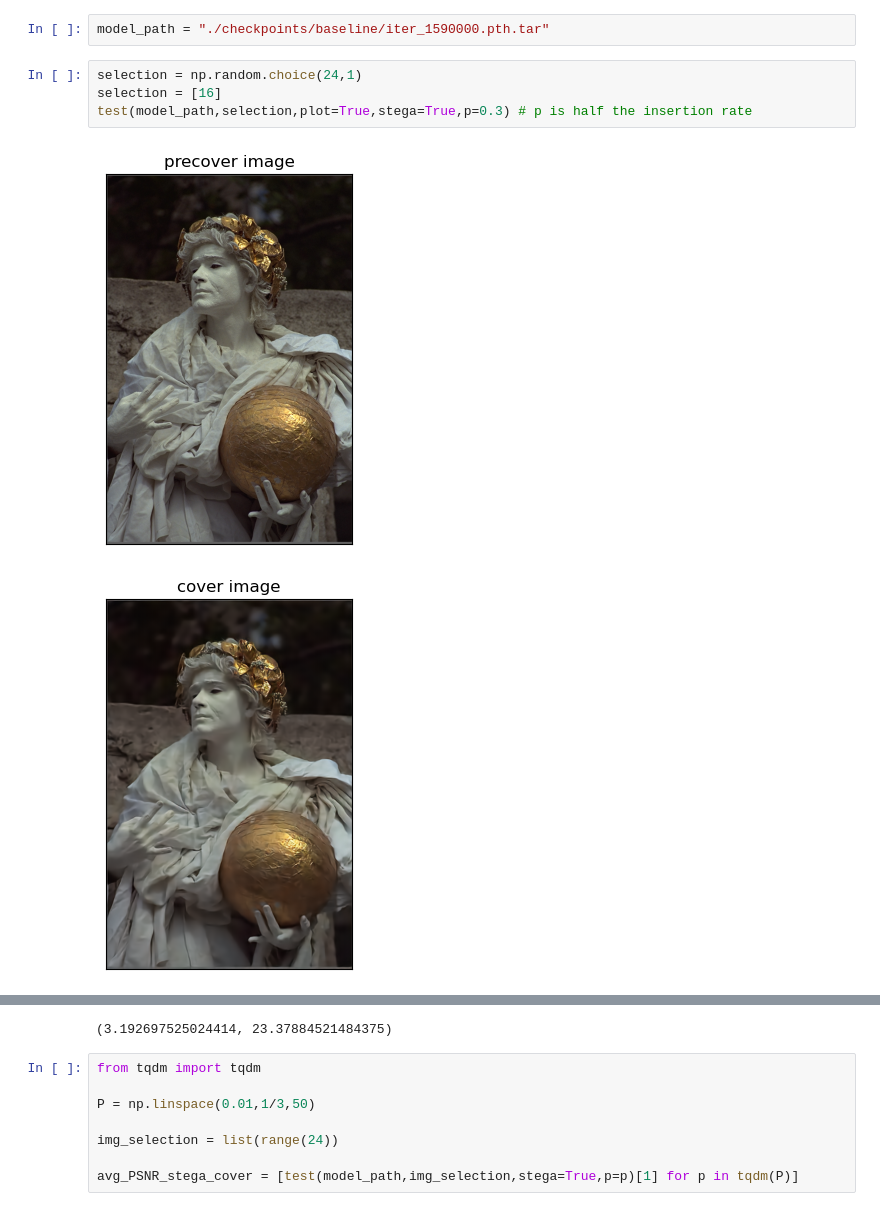
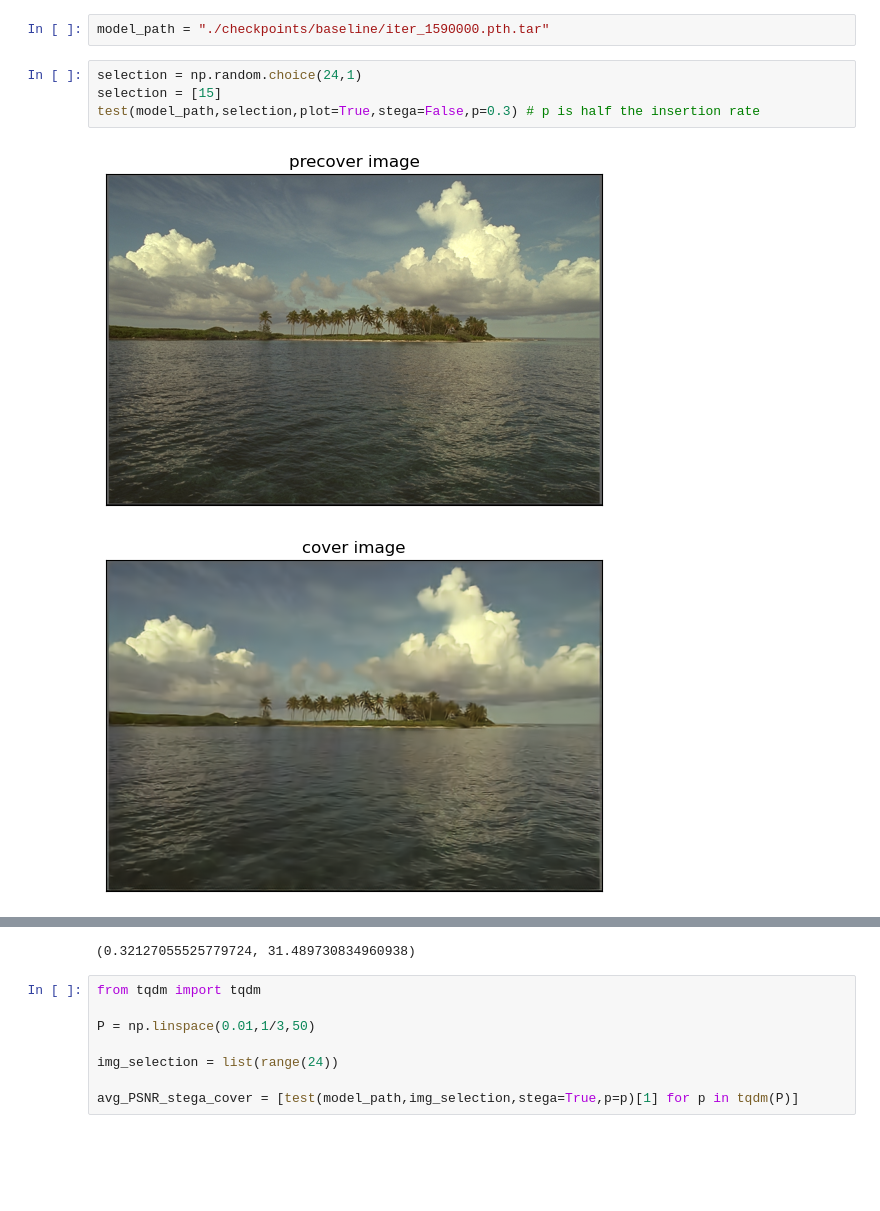
Before and after one commit to LucasSLD/steganography, a Jupyter notebook: iclr_17_compression/demo.ipynb, the cells around one changed output, grey strips where cells are left out. Cells and saved outputs as stored; diff of their text form; blank space fills up the shorter version.

```diff
--- a/iclr_17_compression/demo.ipynb
+++ b/iclr_17_compression/demo.ipynb
@@ -8,8 +8,8 @@ import numpy as np
 model_path = "./checkpoints/baseline/iter_1590000.pth.tar"
 # %%
 selection = np.random.choice(24,1)
-selection = [16]
-test(model_path,selection,plot=True,stega=True,p=0.3) # p is half the insertion rate
+selection = [15]
+test(model_path,selection,plot=True,stega=False,p=0.3) # p is half the insertion rate
 # %% [output]
-[figure, old version]
+[figure, new version]
-[figure, old version]
+[figure, new version]
@@ -17,4 +16,4 @@ test(model_path,selection,plot=True,stega=True,p=0.3) # p is half the insertion
-(3.192697525024414, 23.37884521484375)
+(0.32127055525779724, 31.489730834960938)
 # %%
 from tqdm import tqdm
 
```
Also changed, not shown: parts of 1 cell of this notebook, 1 other file.
